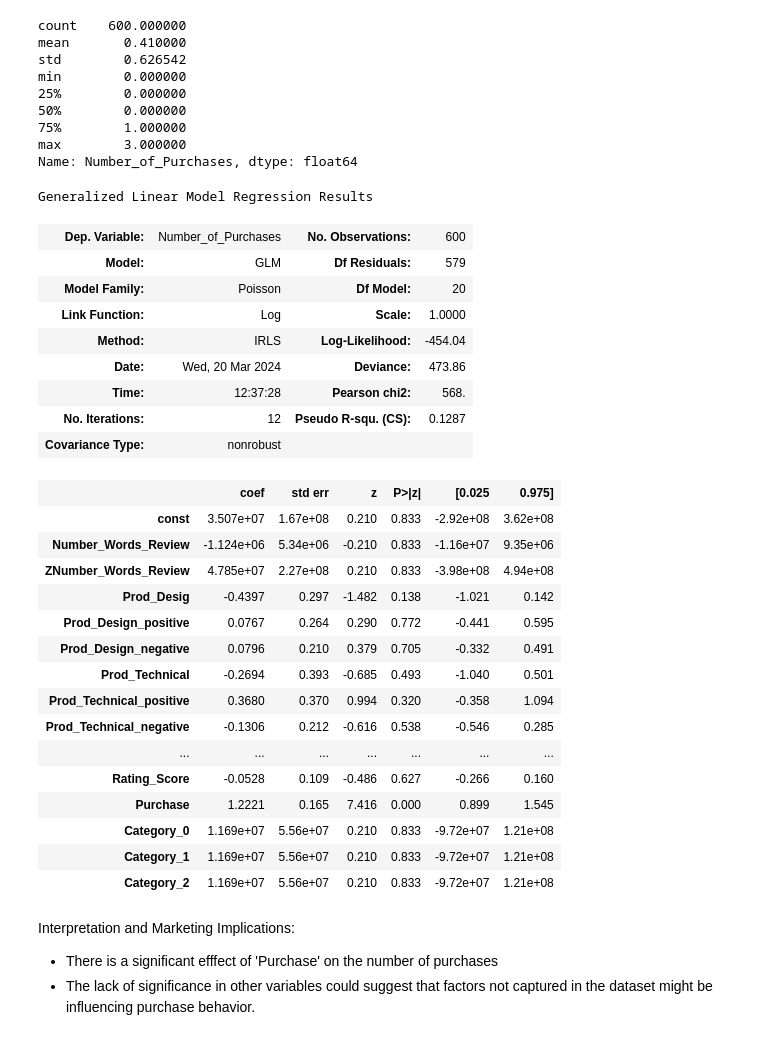
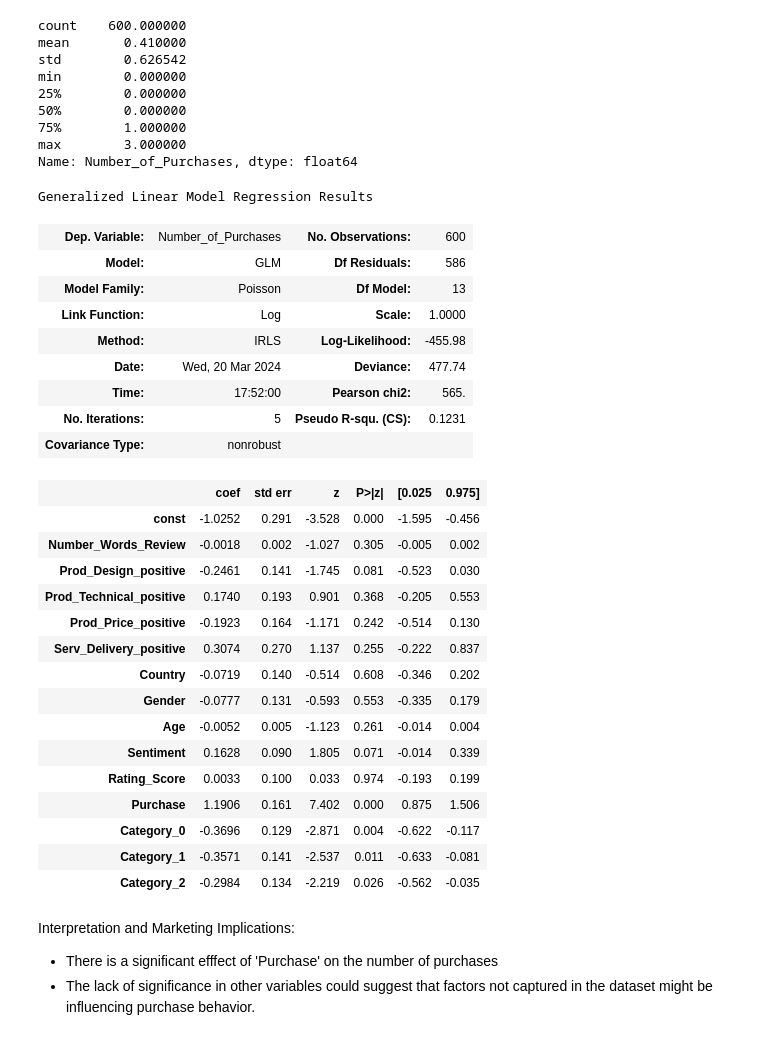
Before and after one commit to simoneassirelli/CMA_groupwork, a Jupyter notebook: notebook.ipynb, the cells around one changed output. Cells and saved outputs as stored; diff of their text form; code cells hidden in the pictures.

```diff
--- a/notebook.ipynb
+++ b/notebook.ipynb
@@ -74,9 +95,11 @@ df.head()
 # %% [markdown]
 Given the nature of the question, a regression model seems appropriate as we are interested in understanding how various factors influence the continuous outcome of rating scores.
 # %%
-target_reg = 'Rating_Score'
-X_reg = df.drop(['Review_ID', target_reg], axis=1)
-y_reg = df[target_reg]
+
+columns_to_drop = ['ZNumber_Words_Review', 'Review_ID', 'Prod_Desig', 'Prod_Design_negative', 'Prod_Technical', 'Prod_Technical_negative',
+                   'Prod_Price', 'Prod_Price_negative', 'Serv_Delivery', 'Serv_Delivery_negative', 'Rating_Score']
+X_reg = df.drop(columns_to_drop, axis=1)
+y_reg = df['Rating_Score']
 # %% [markdown]
 For this analysis, I will build a linear regression model to predict Rating_Score using the explanatory variables provided. This model will help us understand which factors are significant in explaining the variation in rating scores and the direction of their impact.
 # %%
@@ -205,49 +225,50 @@ min        0.000000
 max        3.000000
 Name: Number_of_Purchases, dtype: float64
 # %%
-import statsmodels.api as sm
-from sklearn.model_selection import train_test_split
 
 # Preparing data for Poisson regression
-X_poisson = df.drop(['Review_ID', 'Number_of_Purchases'], axis=1)
+columns_to_drop_poisson = ['ZNumber_Words_Review', 'Review_ID', 'Prod_Desig', 'Prod_Design_negative', 'Prod_Technical',
+                           'Prod_Technical_negative', 'Prod_Price', 'Prod_Price_negative', 'Serv_Delivery',
+                           'Serv_Delivery_negative', 'Number_of_Purchases']
+X_poisson = df.drop(columns_to_drop_poisson, axis=1)
 y_poisson = df['Number_of_Purchases']
 
 # Adding a constant to the model (for intercept)
 X_poisson = sm.add_constant(X_poisson)
 
 # Building the Poisson regression model
 poisson_model = sm.GLM(y_poisson, X_poisson, family=sm.families.Poisson()).fit()
 
 # Model summary
 poisson_model_summary = poisson_model.summary()
 poisson_model_summary
 # %% [output]
 Generalized Linear Model Regression Results
 | Dep. Variable: | Number_of_Purchases | No. Observations: | 600 |
-| Model: | GLM | Df Residuals: | 579 |
-| Model Family: | Poisson | Df Model: | 20 |
+| Model: | GLM | Df Residuals: | 586 |
+| Model Family: | Poisson | Df Model: | 13 |
 | Link Function: | Log | Scale: | 1.0000 |
-| Method: | IRLS | Log-Likelihood: | -454.04 |
-| Date: | Wed, 20 Mar 2024 | Deviance: | 473.86 |
-| Time: | 12:37:28 | Pearson chi2: | 568. |
-| No. Iterations: | 12 | Pseudo R-squ. (CS): | 0.1287 |
+| Method: | IRLS | Log-Likelihood: | -455.98 |
+| Date: | Wed, 20 Mar 2024 | Deviance: | 477.74 |
+| Time: | 17:52:00 | Pearson chi2: | 565. |
+| No. Iterations: | 5 | Pseudo R-squ. (CS): | 0.1231 |
 | Covariance Type: | nonrobust |  |  |
 |  | coef | std err | z | P>|z| | [0.025 | 0.975] |
-| const | 3.507e+07 | 1.67e+08 | 0.210 | 0.833 | -2.92e+08 | 3.62e+08 |
-| Number_Words_Review | -1.124e+06 | 5.34e+06 | -0.210 | 0.833 | -1.16e+07 | 9.35e+06 |
-| ZNumber_Words_Review | 4.785e+07 | 2.27e+08 | 0.210 | 0.833 | -3.98e+08 | 4.94e+08 |
-| Prod_Desig | -0.4397 | 0.297 | -1.482 | 0.138 | -1.021 | 0.142 |
-| Prod_Design_positive | 0.0767 | 0.264 | 0.290 | 0.772 | -0.441 | 0.595 |
-| Prod_Design_negative | 0.0796 | 0.210 | 0.379 | 0.705 | -0.332 | 0.491 |
-| Prod_Technical | -0.2694 | 0.393 | -0.685 | 0.493 | -1.040 | 0.501 |
-| Prod_Technical_positive | 0.3680 | 0.370 | 0.994 | 0.320 | -0.358 | 1.094 |
-| Prod_Technical_negative | -0.1306 | 0.212 | -0.616 | 0.538 | -0.546 | 0.285 |
-| ... | ... | ... | ... | ... | ... | ... |
-| Rating_Score | -0.0528 | 0.109 | -0.486 | 0.627 | -0.266 | 0.160 |
-| Purchase | 1.2221 | 0.165 | 7.416 | 0.000 | 0.899 | 1.545 |
-| Category_0 | 1.169e+07 | 5.56e+07 | 0.210 | 0.833 | -9.72e+07 | 1.21e+08 |
-| Category_1 | 1.169e+07 | 5.56e+07 | 0.210 | 0.833 | -9.72e+07 | 1.21e+08 |
-| Category_2 | 1.169e+07 | 5.56e+07 | 0.210 | 0.833 | -9.72e+07 | 1.21e+08 |
+| const | -1.0252 | 0.291 | -3.528 | 0.000 | -1.595 | -0.456 |
+| Number_Words_Review | -0.0018 | 0.002 | -1.027 | 0.305 | -0.005 | 0.002 |
+| Prod_Design_positive | -0.2461 | 0.141 | -1.745 | 0.081 | -0.523 | 0.030 |
+| Prod_Technical_positive | 0.1740 | 0.193 | 0.901 | 0.368 | -0.205 | 0.553 |
+| Prod_Price_positive | -0.1923 | 0.164 | -1.171 | 0.242 | -0.514 | 0.130 |
+| Serv_Delivery_positive | 0.3074 | 0.270 | 1.137 | 0.255 | -0.222 | 0.837 |
+| Country | -0.0719 | 0.140 | -0.514 | 0.608 | -0.346 | 0.202 |
+| Gender | -0.0777 | 0.131 | -0.593 | 0.553 | -0.335 | 0.179 |
+| Age | -0.0052 | 0.005 | -1.123 | 0.261 | -0.014 | 0.004 |
+| Sentiment | 0.1628 | 0.090 | 1.805 | 0.071 | -0.014 | 0.339 |
+| Rating_Score | 0.0033 | 0.100 | 0.033 | 0.974 | -0.193 | 0.199 |
+| Purchase | 1.1906 | 0.161 | 7.402 | 0.000 | 0.875 | 1.506 |
+| Category_0 | -0.3696 | 0.129 | -2.871 | 0.004 | -0.622 | -0.117 |
+| Category_1 | -0.3571 | 0.141 | -2.537 | 0.011 | -0.633 | -0.081 |
+| Category_2 | -0.2984 | 0.134 | -2.219 | 0.026 | -0.562 | -0.035 |
 # %% [markdown]
 Interpretation and Marketing Implications:
 
```
Also changed, not shown: parts of 8 cells of this notebook.
